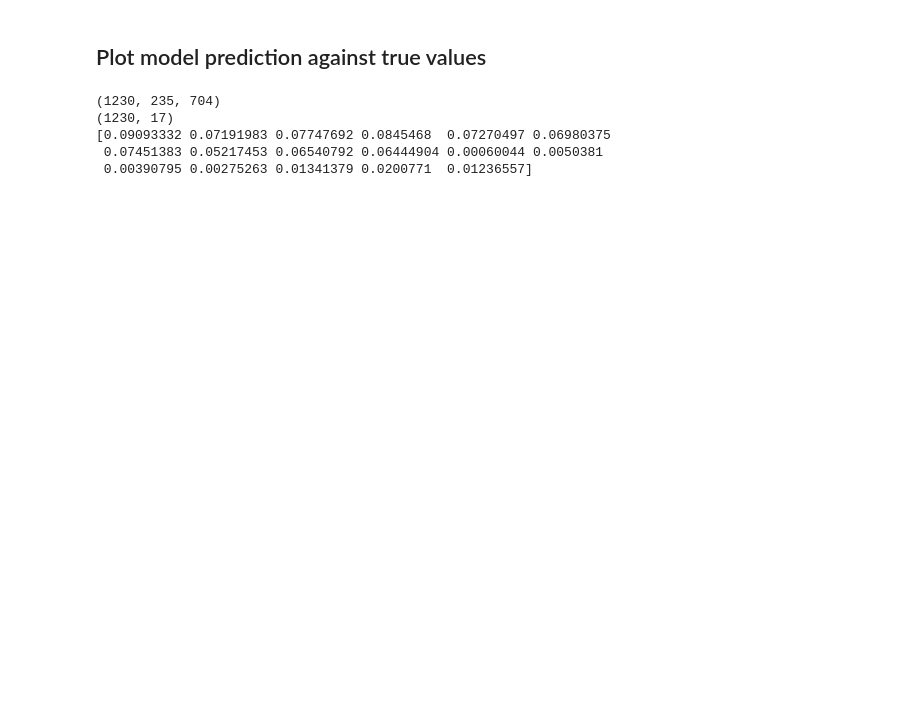
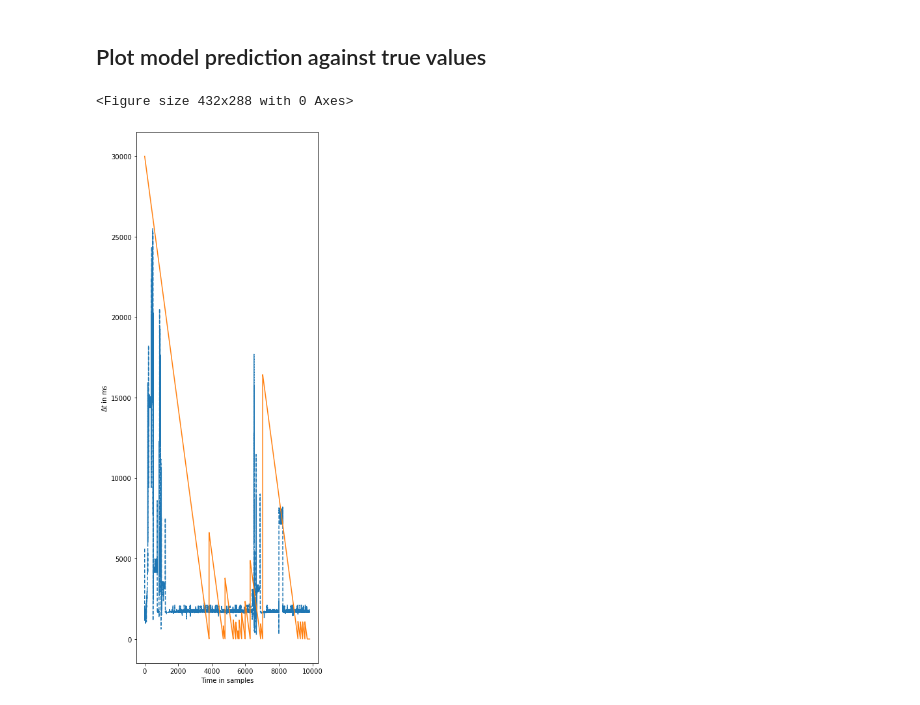
Before and after one commit to luka-ve/movement_prediction, a Jupyter notebook: Python/LSTM_movement_prediction.ipynb, the cells around one changed output. Cells and saved outputs as stored; diff of their text form; code cells hidden in the pictures; blank space fills up the shorter version.

```diff
--- a/Python/LSTM_movement_prediction.ipynb
+++ b/Python/LSTM_movement_prediction.ipynb
@@ -517,4 +513,10 @@ Non-trainable params: 0
 _________________________________________________________________
 # %% [markdown]
 ### Fit model
+# %%
+ppt_train = DataLoader(stft_norm_train, taps_train, batch_size=16)
+
+ppt_validation = DataLoader(stft_norm_validation, taps_validation, batch_size=16)
+
+ppt_test = DataLoader(stft_norm_test, taps_test, shuffle=False)
 # %%
@@ -540,17 +540,44 @@ Saving model at D:/Coding/Thesis/movement_prediction/Models/mov_pred_model_10.03
 Model done saving.
 # %% [markdown]
 ## Plot model prediction against true values
-# %%
-_x, _y = ppt_test[0]
-
-y_hat = model.predict_on_batch(_x)
-
-print(_x.shape)
-print(y_hat.shape)
-print(np.std(y_hat, axis=0))
-# %% [output]
-(1230, 235, 704)
-(1230, 17)
-[0.09093332 0.07191983 0.07747692 0.0845468  0.07270497 0.06980375
- 0.07451383 0.05217453 0.06540792 0.06444904 0.00060044 0.0050381
- 0.00390795 0.00275263 0.01341379 0.0200771  0.01236557]
+# %%
+# Predict on all sequences
+#ppt_validation_shuffle = DataLoader(stft_norm_validation, taps_validation, batch_size=64, shuffle=True)
+ppt_train_unshuffled = DataLoader(stft_norm_train, taps_train, shuffle=False)
+
+_X, _Y, _Y_hat = [], [], []
+for i in range(1):
+    _x, _y = ppt_train_unshuffled[i]
+    _X.append(_x)
+    _Y.append(_y)
+    _Y_hat.append(model.predict(_x))
+
+#_Y_random = model.predict(np.random.rand(10, 235, 704))
+
+#print(_X.shape)
+#print(y_hat.shape)
+#print(np.std(y_hat, axis=0))
+# %%
+# New plots for new test framework
+%matplotlib inline
+
+RMSE = np.sqrt(((_Y_hat[0] - _Y[0]) ** 2).mean(0))
+
+sequence_id = 0
+output_feature = 0
+
+#fig, ((deltas_plt, n_taps_plt), (RMSE_deltas_plt, RMSE_ntaps_plt)) = plt.subplots(2, 2, figsize=(15, 15))
+
+plt.figure()
+fig, axs = plt.subplots(len(_Y), 1, figsize=(5 * len(_Y), 15))
+
+
+for sequence_id in range(len(_Y)):
+    axs.plot(10 ** _Y_hat[sequence_id][:, output_feature], '--')
+    axs.plot(10 ** _Y[sequence_id][:, output_feature], '-')
+    axs.set_xlabel('Time in samples')
+    axs.set_ylabel('$\Delta t$ in ms')
+plt.show()
+# %% [output]
+<Figure size 432x288 with 0 Axes>
+[figure, added]
```
Also changed, not shown: parts of 20 cells of this notebook.
